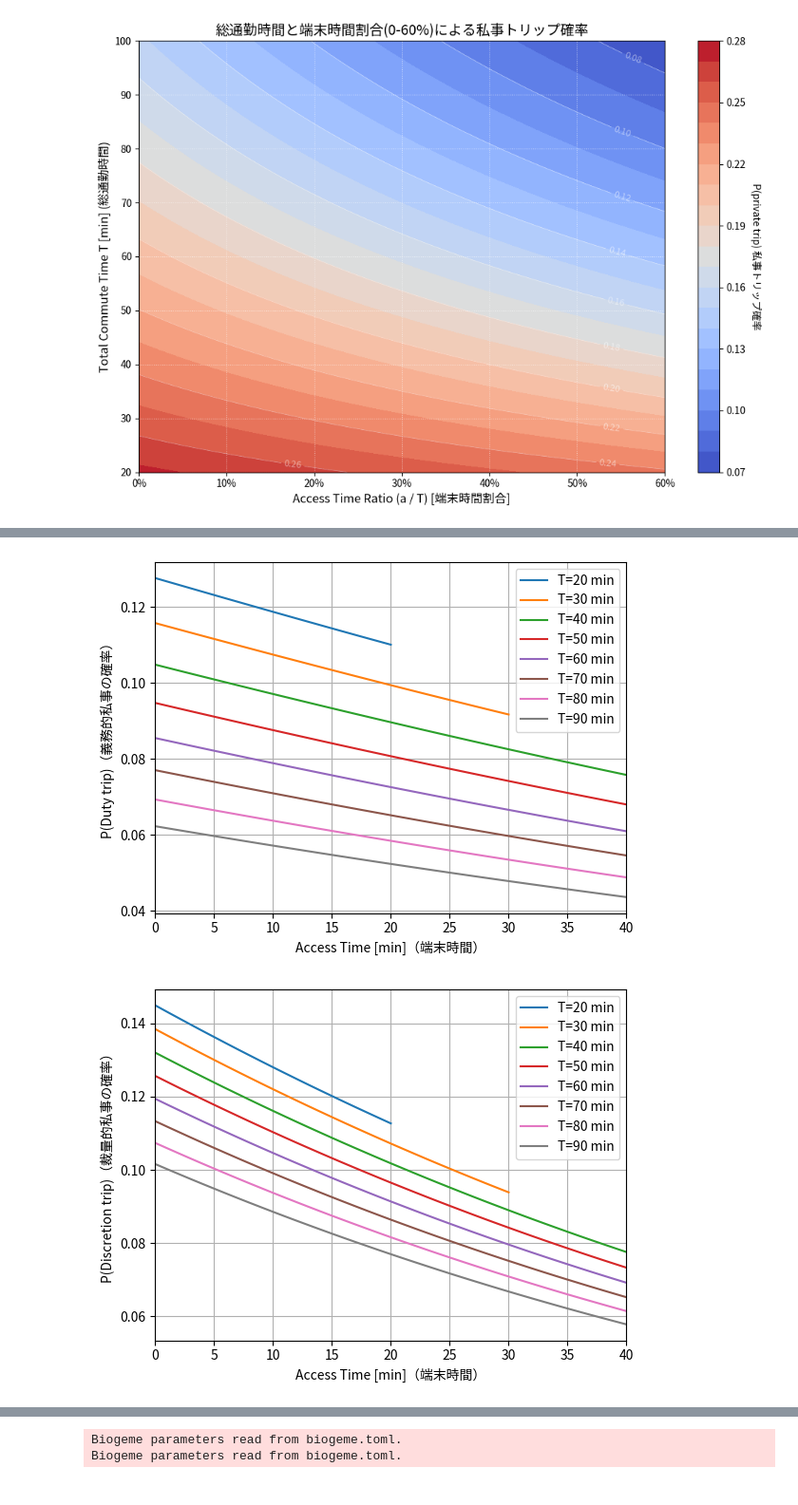
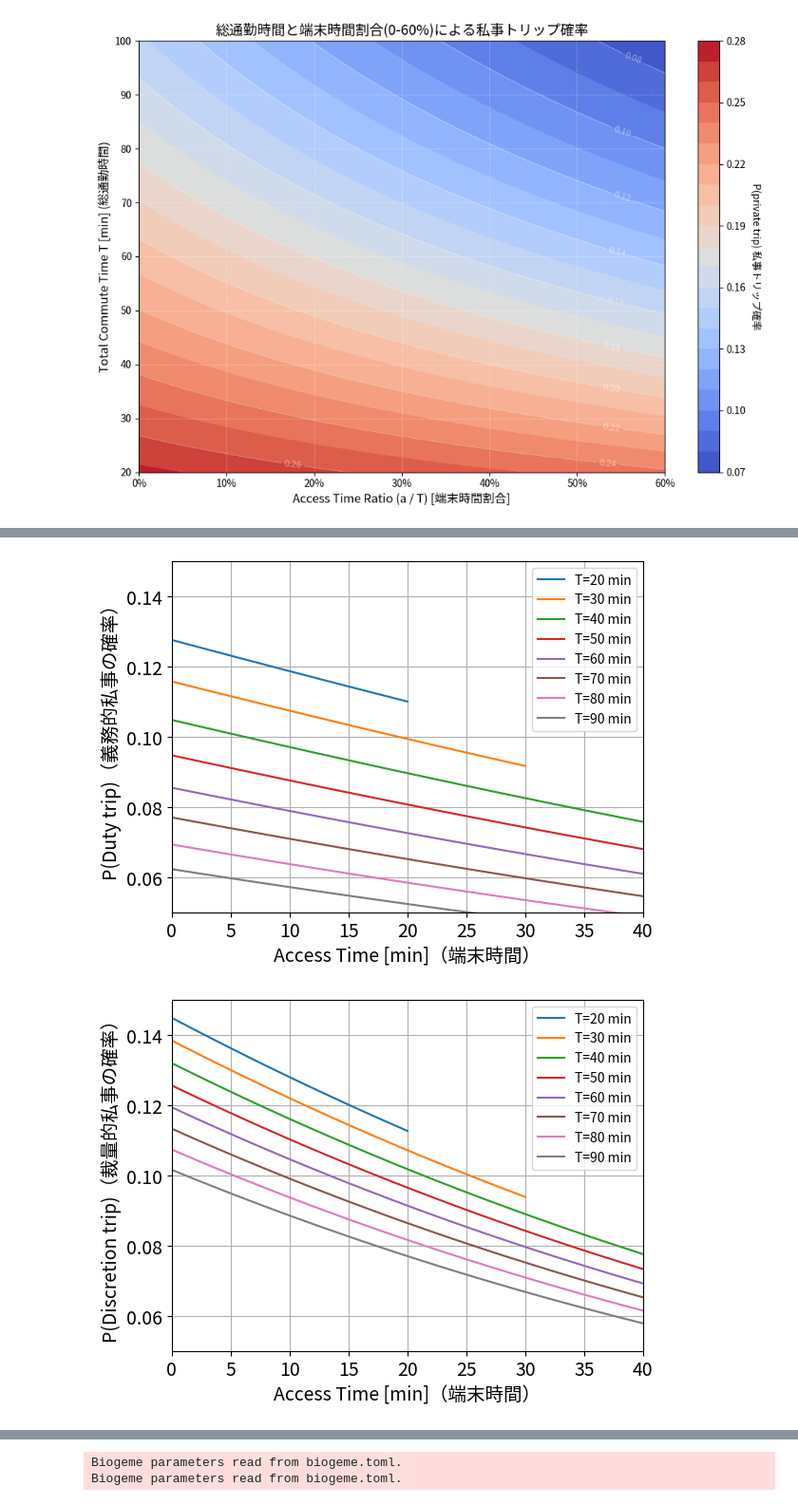
Before and after one commit to MITSUKI-cv/estimate, a Jupyter notebook: notebooks/Nested_logit_estimate/use_estimate/Nested_logit6.ipynb, the cells around one changed output, grey strips where cells are left out. Shown at 95% size. Cells and saved outputs as stored; diff of their text form; code cells hidden in the pictures.

```diff
--- a/notebooks/Nested_logit_estimate/use_estimate/Nested_logit6.ipynb
+++ b/notebooks/Nested_logit_estimate/use_estimate/Nested_logit6.ipynb
@@ -485,36 +644,42 @@ def P_DI(a, T):
     return np.exp(iv_di - denom_log)
 
 def P_private_from_IV(a, T):
     # 念のため：P_private = P_DU + P_DI
     return P_DU(a, T) + P_DI(a, T)
 
 # ========= 描画 =========
 T_list = list(range(20, 91, 10))  # 20,30,...,90
 x_max = 40
 
 # --- Duty のみ ---
 plt.figure()
 for T in T_list:
     a_grid = np.arange(0, min(T, x_max) + 1)
     plt.plot(a_grid, P_DU(a_grid, T), label=f"T={T} min")
 plt.xlim(0, x_max)
+plt.ylim(0.05, 0.15)
 plt.grid(True)
 plt.legend()
-plt.xlabel("Access Time [min]（端末時間）")
-plt.ylabel("P(Duty trip)（義務的私事の確率）")
+plt.xticks(fontsize=14)
+plt.yticks(fontsize=14)
+plt.xlabel("Access Time [min]（端末時間）", fontsize=14)
+plt.ylabel("P(Duty trip)（義務的私事の確率）", fontsize=14)
 plt.show()
 
 # --- Discretion のみ ---
 plt.figure()
 for T in T_list:
     a_grid = np.arange(0, min(T, x_max) + 1)
     plt.plot(a_grid, P_DI(a_grid, T), label=f"T={T} min")
 plt.xlim(0, x_max)
+plt.ylim(0.05, 0.15)
 plt.grid(True)
 plt.legend()
-plt.xlabel("Access Time [min]（端末時間）")
-plt.ylabel("P(Discretion trip)（裁量的私事の確率）")
+plt.xticks(fontsize=14)
+plt.yticks(fontsize=14)
+plt.xlabel("Access Time [min]（端末時間）", fontsize=14)
+plt.ylabel("P(Discretion trip)（裁量的私事の確率）", fontsize=14)
 plt.show()
 # %% [output]
-[figure, old version]
+[figure, new version]
-[figure, old version]
+[figure, new version]
```
Also changed, not shown: parts of 8 cells of this notebook, 3 other files.
